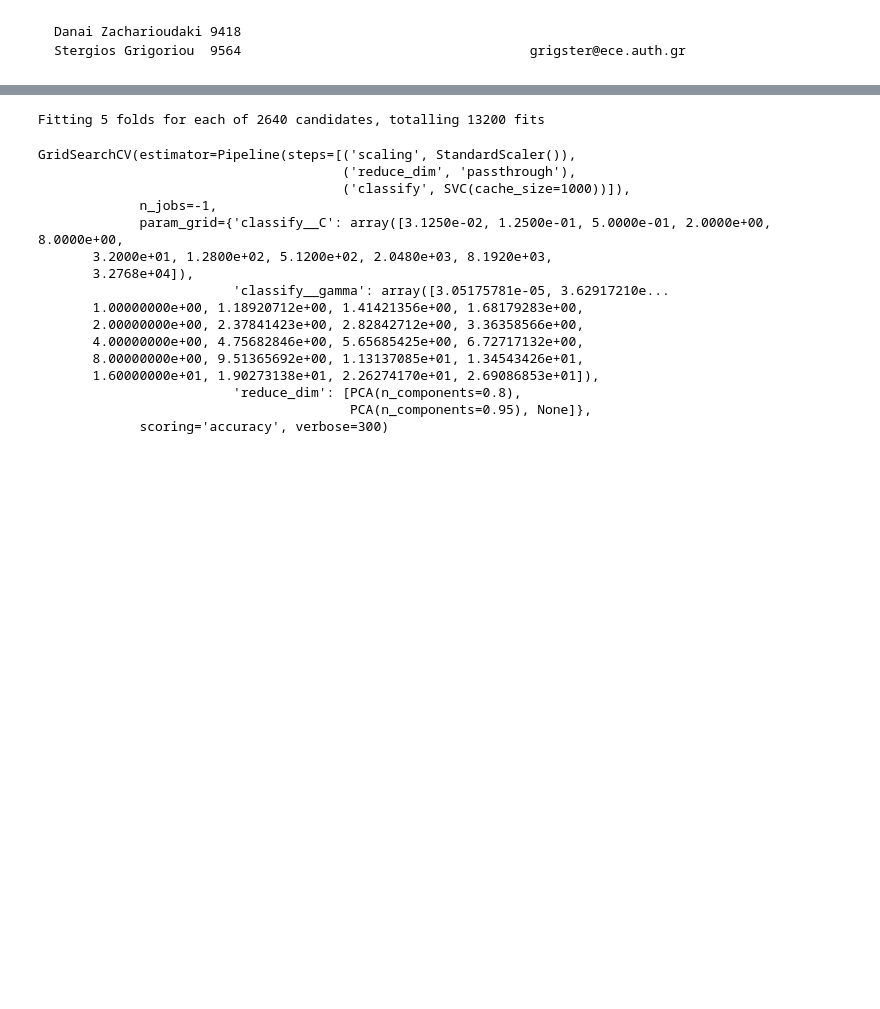
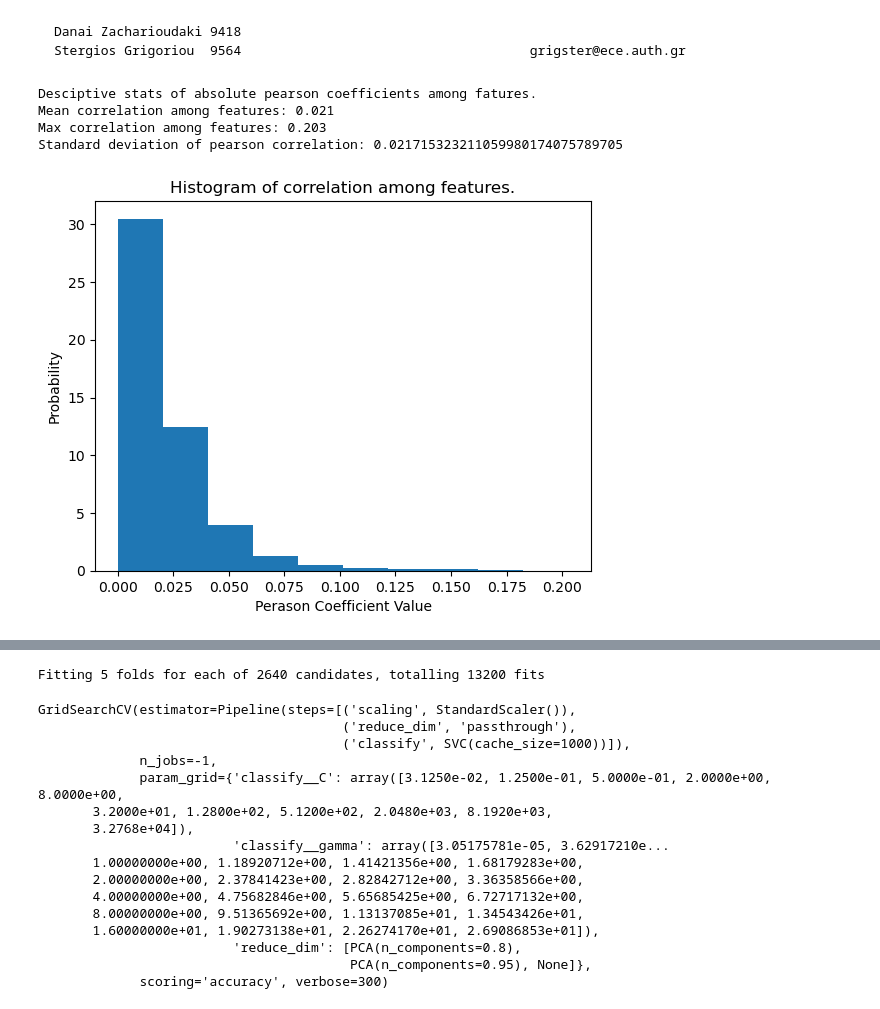
Before and after one commit to 6ri5ter/pattern_recognition, a Jupyter notebook: Team1-D.ipynb, the cells around one changed output, grey strips where cells are left out. Drawn from its saved outputs; the diff is of its cells as text; code cells hidden in the pictures; blank space fills up the shorter version.

```diff
--- a/Team1-D.ipynb
+++ b/Team1-D.ipynb
@@ -205,7 +137,22 @@ X = data[:,0:400]
 y = data[:,400]
 X_train, X_val, y_train, y_val = train_test_split(X,y, test_size=0.2, random_state=73)#Spliting the dataset into train and validation sets.
 # %%
-# X_train_tf = tf.convert_to_tensor(X_train_s)
-# X_val_tf = tf.convert_to_tensor(X_val_s)
-# y_train_one_hot = tf.one_hot(y_train,len(np.unique(y_train)))
-# y_val_one_hot = tf.one_hot(y_val,len(np.unique(y_train)))
+#Visualizing and describing feature data
+corr_matrix = np.corrcoef(X.transpose())#feature correlations
+assert int(np.sum(corr_matrix[corr_matrix>0.9])) == X.shape[1]#Only the diagonal has r>0.9
+mu_corr = (np.mean(np.abs(corr_matrix[corr_matrix<0.9])))
+max_corr = (np.max(np.abs(corr_matrix[corr_matrix<0.9])))
+std_corr = np.std(np.abs((corr_matrix[corr_matrix<0.9])))
+print('Desciptive stats of absolute pearson coefficients among fatures.\nMean correlation among features: %.3f\nMax correlation among features: %.3f'%(mu_corr,max_corr))
+print('Standard deviation of pearson correlation: %.30f'% std_corr)
+plt.hist(np.abs(corr_matrix[corr_matrix<0.9]),10,density= True)
+plt.title('Histogram of correlation among features.')
+plt.xlabel('Perason Coefficient Value')
+plt.ylabel('Probability')
+plt.show()
+# %% [output]
+Desciptive stats of absolute pearson coefficients among fatures.
+Mean correlation among features: 0.021
+Max correlation among features: 0.203
+Standard deviation of pearson correlation: 0.021715323211059980174075789705
+[figure, added]
```
Also changed, not shown: parts of 37 cells of this notebook, 1 other file.
